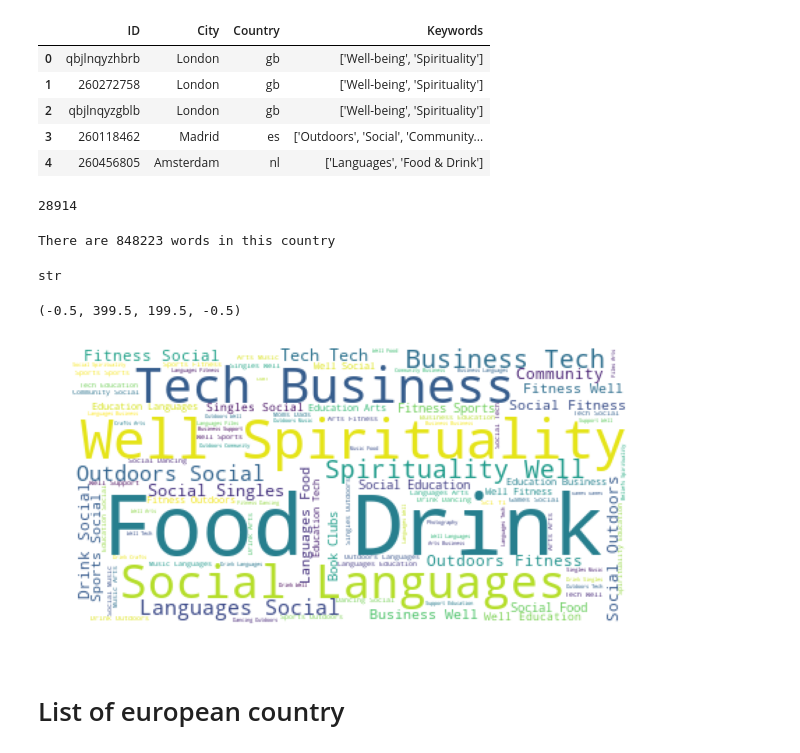
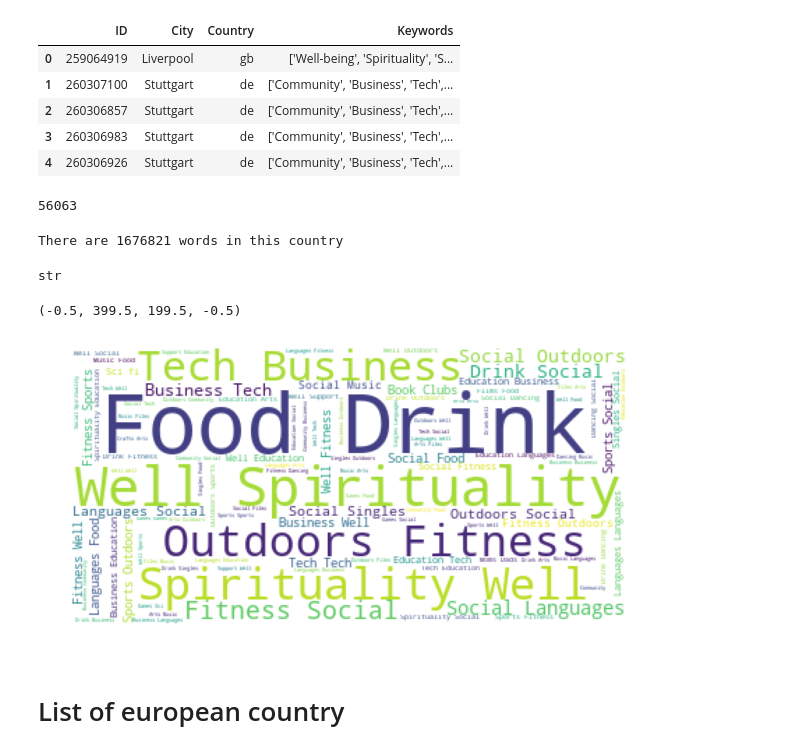
Before and after one commit to DBertazioli/ARmeetup, a Jupyter notebook: Visualizations/wordcloud_country_europe.ipynb, the cells around one changed output. Saved outputs shown, nothing was run; the diff lists cells and outputs as text; code cells hidden in the pictures.

Commit message:
add wordlcoud by shape_country

```diff
--- a/Visualizations/wordcloud_country_europe.ipynb
+++ b/Visualizations/wordcloud_country_europe.ipynb
@@ -7,39 +7,39 @@ from PIL import Image
 # %%
 #!pip install wordcloud
 # %%
-df = pd.read_csv('https://media.githubusercontent.com/media/DBertazioli/ARmeetup/master/Visualizations/map/event_topic_keywords.csv')
+df = pd.read_csv('https://media.githubusercontent.com/media/DBertazioli/ARmeetup/master/Visualizations/wordcloud/event_topic_keywords_selected_country.csv')
 # %%
 df.head()
 # %% [output]
 |  | ID | City | Country | Keywords |
-| 0 | qbjlnqyzhbrb | London | gb | ['Well-being', 'Spirituality'] |
-| 1 | 260272758 | London | gb | ['Well-being', 'Spirituality'] |
-| 2 | qbjlnqyzgblb | London | gb | ['Well-being', 'Spirituality'] |
-| 3 | 260118462 | Madrid | es | ['Outdoors', 'Social', 'Community... |
-| 4 | 260456805 | Amsterdam | nl | ['Languages', 'Food & Drink'] |
+| 0 | 259064919 | Liverpool | gb | ['Well-being', 'Spirituality', 'S... |
+| 1 | 260307100 | Stuttgart | de | ['Community', 'Business', 'Tech',... |
+| 2 | 260306857 | Stuttgart | de | ['Community', 'Business', 'Tech',... |
+| 3 | 260306983 | Stuttgart | de | ['Community', 'Business', 'Tech',... |
+| 4 | 260306926 | Stuttgart | de | ['Community', 'Business', 'Tech',... |
 # %%
 len(df)
 # %% [output]
-28914
+56063
 # %%
 text = ''.join(df.Keywords)
 text = text.replace("\'","")
 print ("There are {} words in this country".format(len(text)))
 # %% [output]
-There are 848223 words in this country
+There are 1676821 words in this country
 # %%
 type(text)
 # %% [output]
 str
 # %%
-wc = WordCloud(max_font_size=60, max_words=500, background_color="white").generate(text)
+wc = WordCloud(max_font_size=60, max_words=1000, background_color="white").generate(text)
 plt.figure(figsize=(10,8))
 plt.imshow(wc, interpolation='hamming')
 plt.axis("off")
 #plt.show()
 # %% [output]
 (-0.5, 399.5, 199.5, -0.5)
-[figure, old version]
+[figure, new version]
 # %%
 #to save
 #wordcloud.to_file("img/first_review.png")
```
Also changed, not shown: parts of 28 cells of this notebook, 9 other files.
